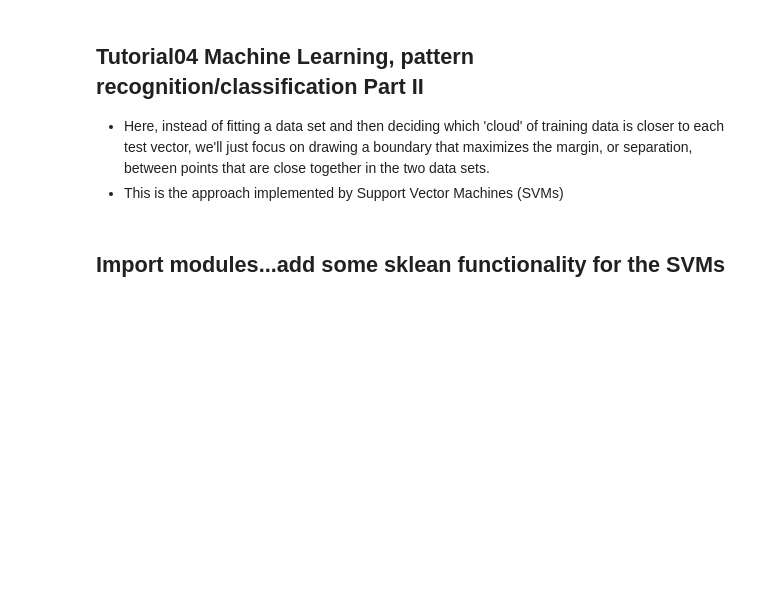
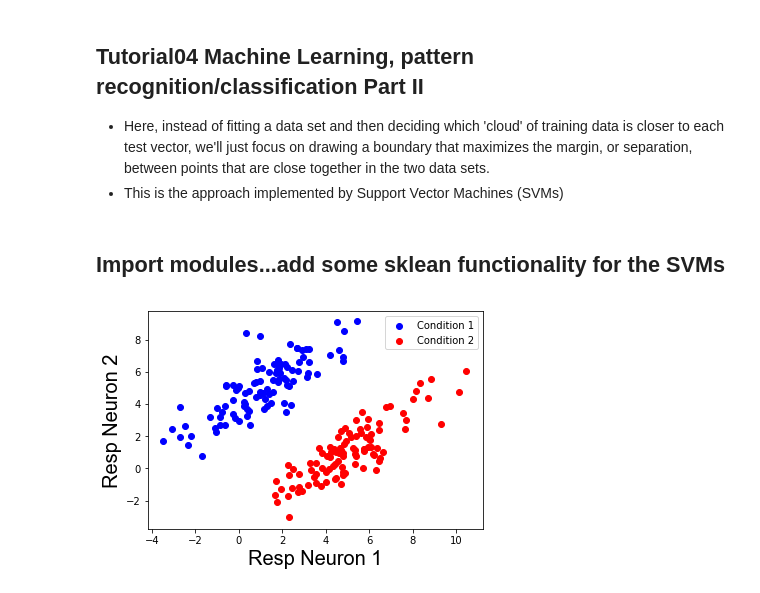
Before and after one commit to TimCSheehan/dev, a Jupyter notebook: Tutorial_041_MachineLearning.ipynb, the cells around one changed output. Cells and saved outputs as stored; diff of their text form; code cells hidden in the pictures; blank space fills up the shorter version.

```diff
--- a/Tutorial_041_MachineLearning.ipynb
+++ b/Tutorial_041_MachineLearning.ipynb
@@ -63,28 +63,34 @@ def gen_cor_data(num_data_pnts, mu0, mu1, cov0, cov1, plot):
 # %%
 # generate data using our trusty function
 
 np.random.seed(2)
+
+# number of trials
 N = 100
-mu0 = np.array([1,4])
-mu1 = np.array([4,1.5])
+
+# means
+mu0 = np.array([1,5])
+mu1 = np.array([5,1])
 
 # variance of each neuron
 var_of_neuron0 = 3
 var_of_neuron1 = 3
 
 # covariance of neurons in each experimental condition
 cov_cond_0 = 2.5
 cov_cond_1 = 2.5
 
 cov0 = np.array([
         [var_of_neuron0, cov_cond_0],
         [cov_cond_0, var_of_neuron1]
     ])
 
 cov1 = np.array([
         [var_of_neuron0, cov_cond_1],
         [cov_cond_1, var_of_neuron1]
     ])
 
 # generate the data and plot...
-d0, d1 = gen_cor_data(num_data_pnts=N, mu0=mu0, mu1=mu1, cov0=cov0, cov1=cov1, plot=0)
+d0, d1 = gen_cor_data(num_data_pnts=N, mu0=mu0, mu1=mu1, cov0=cov0, cov1=cov1, plot=1)
+# %% [output]
+[figure, added]
```
Also changed, not shown: parts of 4 cells of this notebook.
